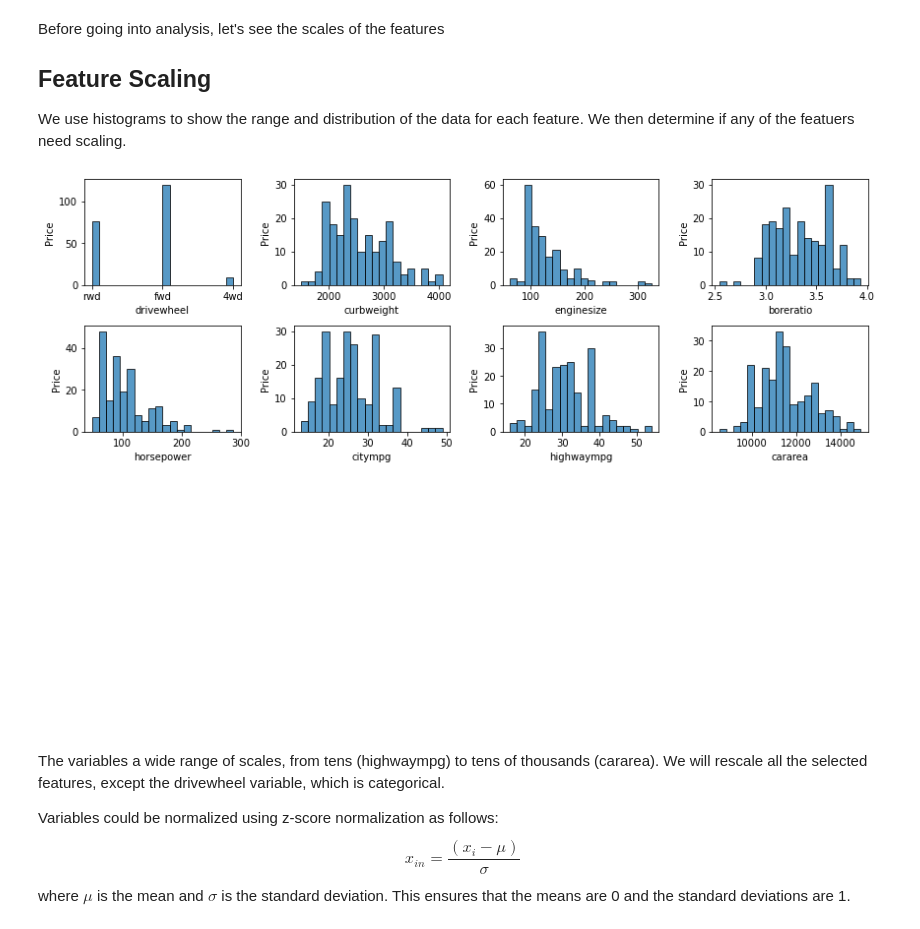
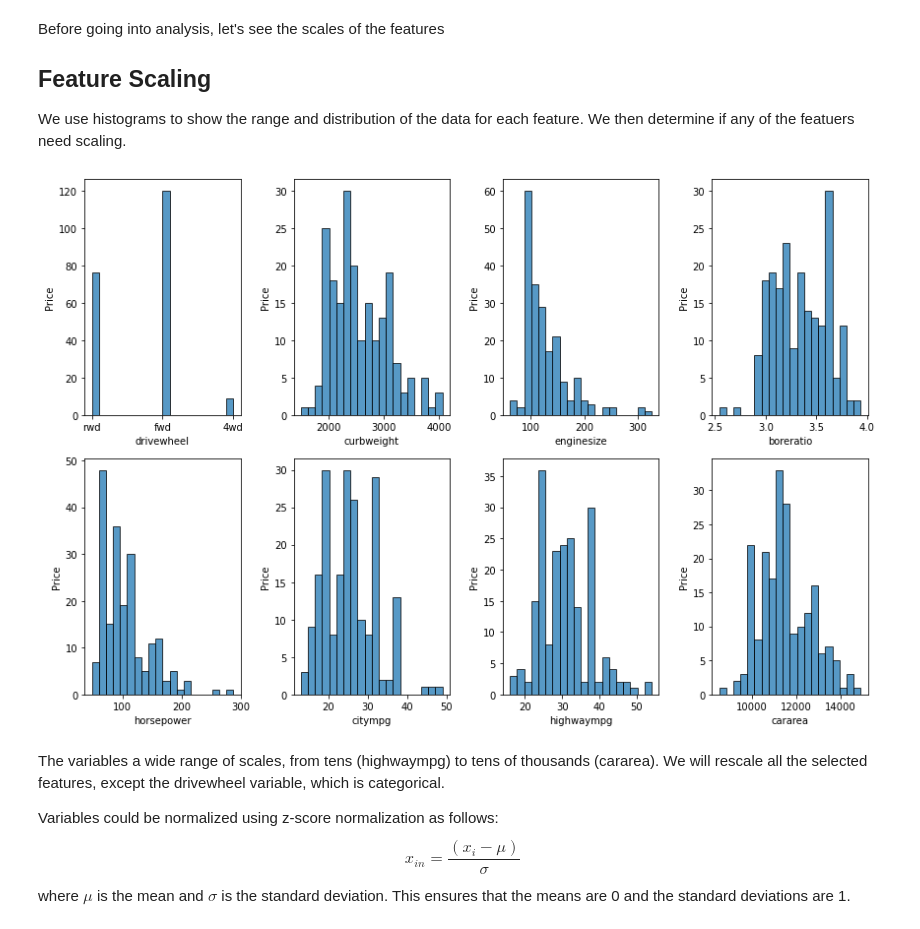
Before and after one commit to hailend/vehicle_price, a Jupyter notebook: predict_car_price.ipynb, the cells around one changed output. Drawn from its saved outputs; the diff is of its cells as text; code cells hidden in the pictures.

```diff
--- a/predict_car_price.ipynb
+++ b/predict_car_price.ipynb
@@ -150,21 +150,21 @@ We use histograms to show the range and distribution of the data for each featur
 # %%
 select_features = car_price_data.loc[:, car_price_data.columns.isin(["cararea", "enginesize", "horsepower",
                                                                      "curbweight", "boreratio", "drivewheel",
                                                                     "citympg", "highwaympg"])]
 target_var = car_price_data["price"]
 
-fig, axes = plt.subplots(nrows = 4, ncols = 4, figsize = (12, 8))
+fig, axes = plt.subplots(nrows = 2, ncols = 4, figsize = (12, 8))
 for j, ax in enumerate(axes.flatten()):
     if j < select_features.shape[1]:
         ax.hist(select_features.iloc[:,j], bins = 20, edgecolor = "black", alpha = 0.75)
         ax.set_xlabel(select_features.columns[j])
     else:
         ax.axis("off")
     ax.set_ylabel("Price")
 plt.tight_layout()
 plt.show()
 # %% [output]
-[figure, old version]
+[figure, new version]
 # %% [markdown]
 The variables a wide range of scales, from tens (highwaympg) to tens of thousands (cararea). We will rescale all the selected features, except the drivewheel variable, which is categorical.
 
```
Also changed, not shown: parts of 2 cells of this notebook.
